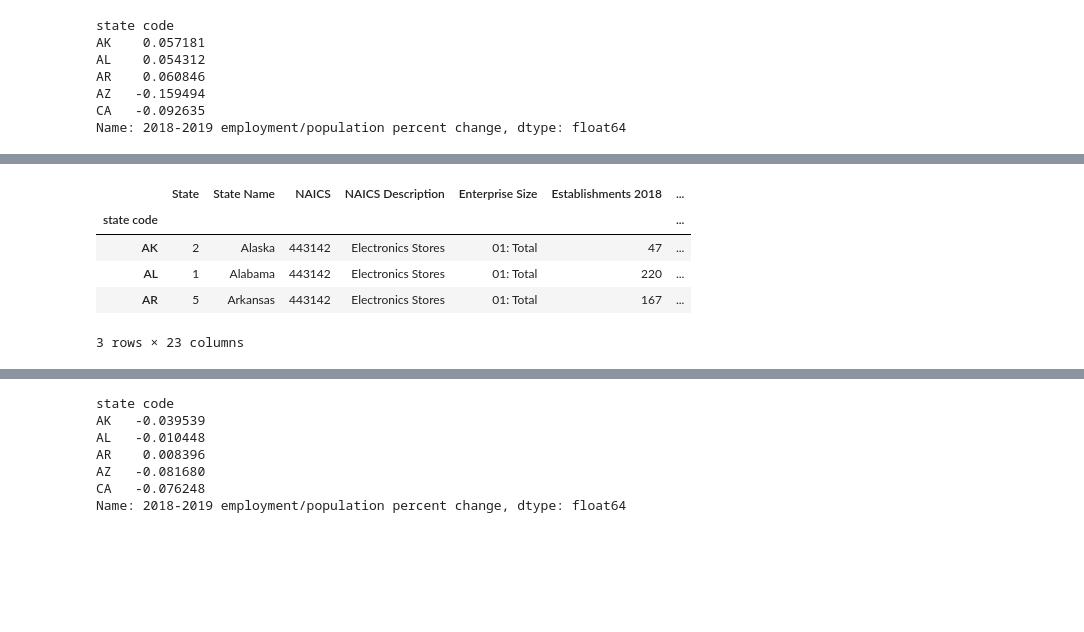
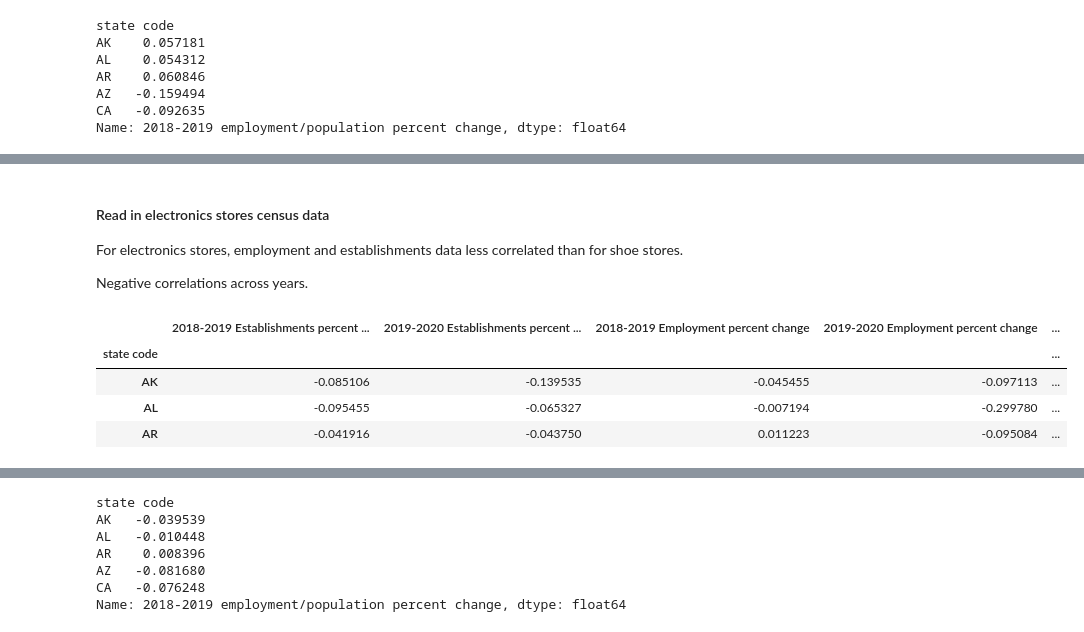
Before and after one commit to aberke/amazon-study, a Jupyter notebook: data-analysis/employment-vs-online-purchases.ipynb, the cells around one changed output, grey strips where cells are left out. Saved outputs shown, nothing was run; the diff lists cells and outputs as text; code cells hidden in the pictures; blank space fills up the shorter version.

```diff
--- a/data-analysis/employment-vs-online-purchases.ipynb
+++ b/data-analysis/employment-vs-online-purchases.ipynb
@@ -215,11 +297,23 @@ Negative correlations across years.
+# %% [markdown]
+#### Read in electronics stores census data
+
+For electronics stores, employment and establishments data less correlated than for shoe stores.
+
+Negative correlations across years.
 # %%
-census_electronics_stores = read_susb_data('electronics-stores-aggregated.csv')
+census_electronics_stores = read_susb_data('electronics-stores-aggregated.csv')[[
+    '2018-2019 Establishments percent change',
+    '2019-2020 Establishments percent change',
+    '2018-2019 Employment percent change',
+    '2019-2020 Employment percent change',
+    '2018-2019 employment/population percent change',
+    '2019-2020 employment/population percent change',
+]]
 census_electronics_stores.head(3)
 # %% [output]
-|  | State | State Name | NAICS | NAICS Description | Enterprise Size | Establishments 2018 | ... |
-| state code |  |  |  |  |  |  | ... |
-| AK | 2 | Alaska | 443142 | Electronics Stores | 01: Total | 47 | ... |
-| AL | 1 | Alabama | 443142 | Electronics Stores | 01: Total | 220 | ... |
-| AR | 5 | Arkansas | 443142 | Electronics Stores | 01: Total | 167 | ... |
+|  | 2018-2019 Establishments percent ... | 2019-2020 Establishments percent ... | 2018-2019 Employment percent change | 2019-2020 Employment percent change | ... |
+| state code |  |  |  |  | ... |
+| AK | -0.085106 | -0.139535 | -0.045455 | -0.097113 | ... |
+| AL | -0.095455 | -0.065327 | -0.007194 | -0.299780 | ... |
+| AR | -0.041916 | -0.043750 | 0.011223 | -0.095084 | ... |
-3 rows × 23 columns
 # %%
```
Also changed, not shown: parts of 164 cells of this notebook, 4 other files.
